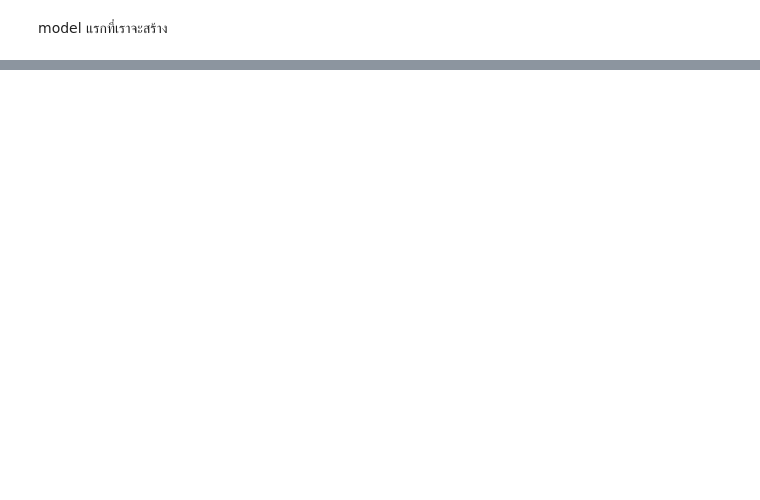
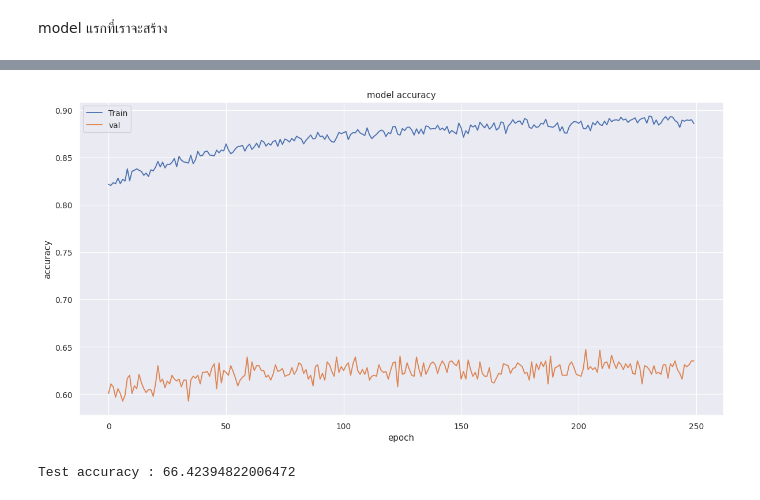
Before and after one commit to ReounNa/BDM-954471, a Jupyter notebook: bdm-week9-data2-credit-card.ipynb, the cells around one changed output, grey strips where cells are left out. Cells and saved outputs as stored; diff of their text form; code cells hidden in the pictures; blank space fills up the shorter version.

```diff
--- a/bdm-week9-data2-credit-card.ipynb
+++ b/bdm-week9-data2-credit-card.ipynb
@@ -656,0 +775,13 @@ plt.show()
+# %%
+tf.compat.v1.reset_default_graph() # Clear Model
+np.random.seed(1) # Fix Randomness
+tf.compat.v1.random.set_random_seed(1) # Fix Randomness
+model = tf.keras.models.Sequential([
+  tf.keras.layers.Dense(600, activation='relu', input_shape=(11,)),
+  tf.keras.layers.Dense(400, activation='relu'),
+  tf.keras.layers.Dense(200, activation='relu'),
+  tf.keras.layers.Dense(100, activation='relu'),
+  tf.keras.layers.Dense(50, activation='relu'),
+  tf.keras.layers.Dense(1, activation='sigmoid')
+])
+model.summary()
@@ -656,0 +809,11 @@ plt.show()
+# %%
+model.compile(optimizer='adam', loss='binary_crossentropy', metrics=['accuracy'])
+# %%
+train_acc = list()
+val_acc = list()
+for i in range(0,250):
+  history = model.fit(X_train_norm, y_train, epochs= 1, batch_size = 200, validation_data= (X_val_norm, y_val))
+  tmp_avg = np.mean(history.history['accuracy'])
+  tmp_avg_val = np.mean(history.history['val_accuracy'])
+  train_acc.append(tmp_avg)
+  val_acc.append(tmp_avg_val)
@@ -656,0 +838,22 @@ plt.show()
+# %%
+
+import matplotlib.pyplot as plt
+import seaborn as sns
+sns.set()
+plt.figure(num=None, figsize=(16, 8), dpi=90, facecolor='w', edgecolor='k')
+plt.plot()
+plt.plot(train_acc)
+plt.plot(val_acc)
+plt.title('model accuracy')
+plt.ylabel('accuracy')
+plt.xlabel('epoch')
+plt.legend(['Train', 'val'], loc='upper left')
+plt.show()
+# %% [output]
+[figure, added]
+# %%
+y_predict = np.round(model.predict(X_test_norm)) #ค่าที่ได้จะอยุ่0ถึง1 เลยต้องroundปัดให้เป็น0กับ1ไปเลย
+y_predict = np.array([i[0] for i in y_predict.tolist()])
+print("Test accuracy : "+str(sum(y_predict == y_test)/len(y_test)*100))
+# %% [output]
+Test accuracy : 66.42394822006472
```
Also changed, not shown: parts of 28 cells of this notebook.
